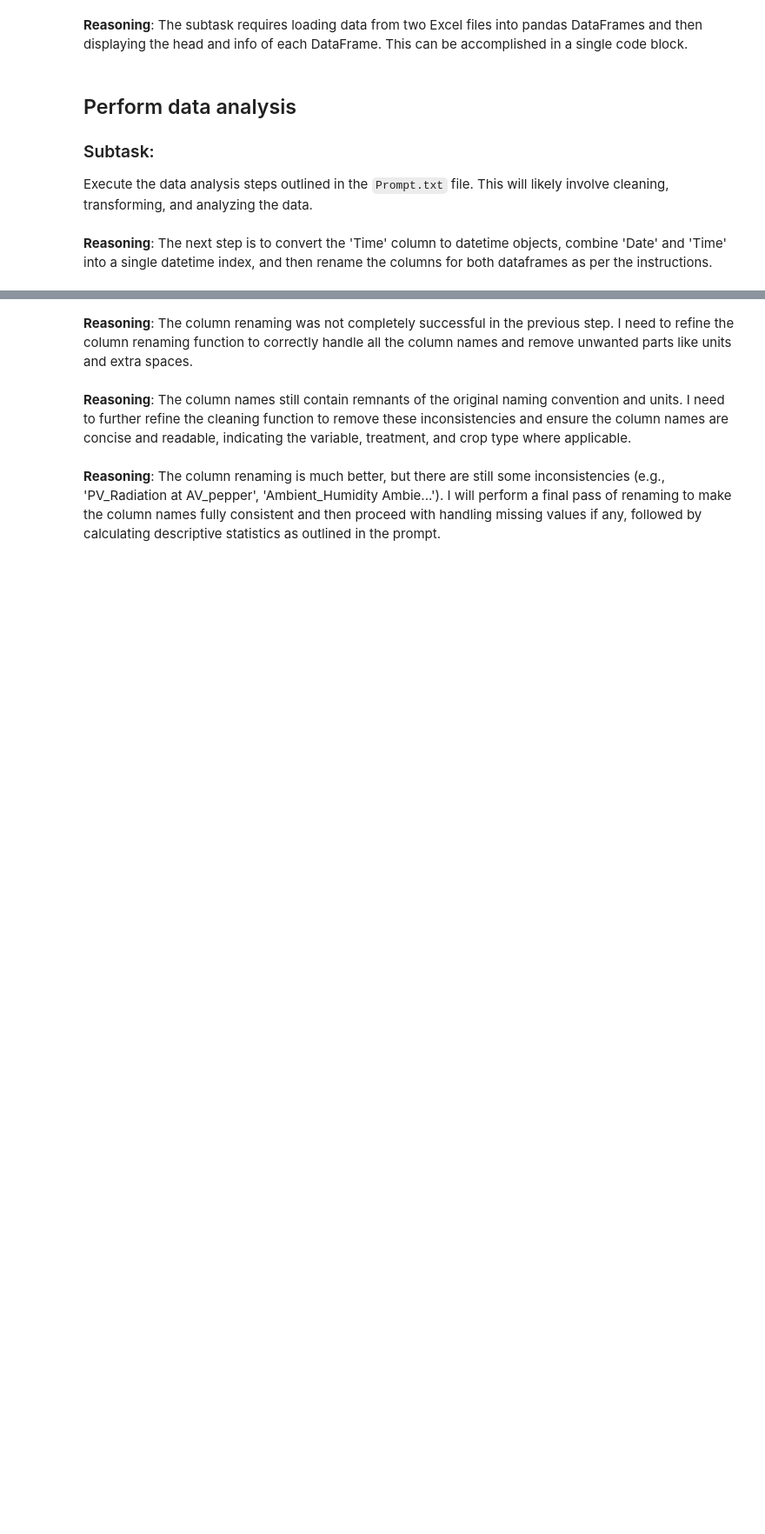
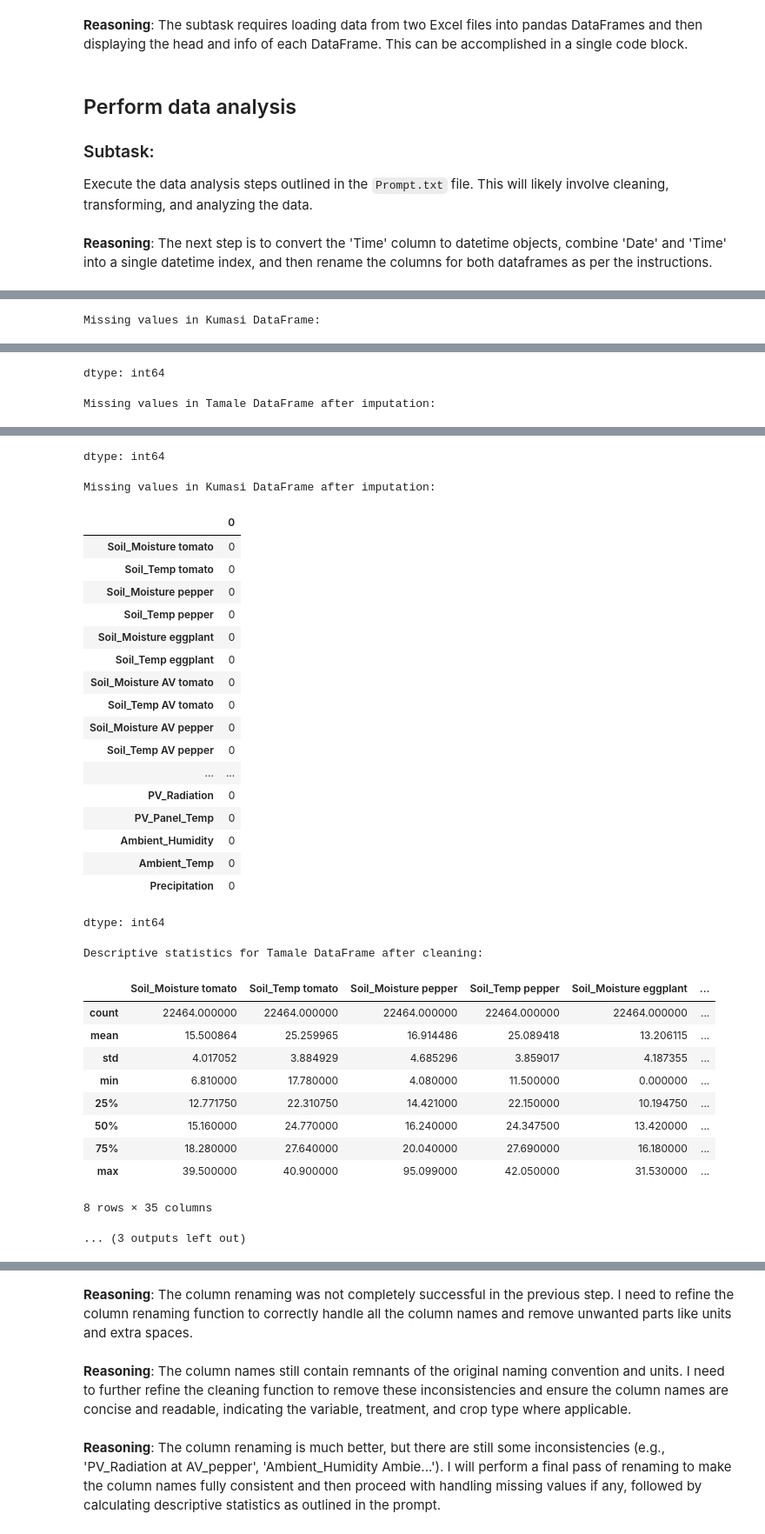
Before and after one commit to Richkul/APV-WEF, a Jupyter notebook: Untitled37.ipynb, the cells around one changed output, grey strips where cells are left out. Shown at 87% size. Saved outputs shown, nothing was run; the diff lists cells and outputs as text; code cells hidden in the pictures; blank space fills up the shorter version.

```diff
--- a/Untitled37.ipynb
+++ b/Untitled37.ipynb
@@ -102,0 +454,41 @@ display(kumasi_df.head())
+# %%
+# Re-check missing values in Kumasi DataFrame
+print("\nMissing values in Kumasi DataFrame:")
+display(kumasi_df.isnull().sum())
+
+# Replace identified outlier values with NaN
+# Tamale outliers
+tamale_df.loc[tamale_df['Soil_Temp tomato'] > 100, 'Soil_Temp tomato'] = pd.NA
+tamale_df.loc[tamale_df['Soil_Moisture pepper'] > 100, 'Soil_Moisture pepper'] = pd.NA
+tamale_df.loc[tamale_df['Soil_Temp eggplant'] > 100, 'Soil_Temp eggplant'] = pd.NA
+tamale_df.loc[tamale_df['Soil_Moisture AV tomato'] > 100, 'Soil_Moisture AV tomato'] = pd.NA
+tamale_df.loc[tamale_df['Soil_Moisture AV eggplant'] > 100, 'Soil_Moisture AV eggplant'] = pd.NA
+tamale_df.loc[tamale_df['Ambient_Humidity'] > 100, 'Ambient_Humidity'] = pd.NA
+tamale_df.loc[tamale_df['Ambient_Temp'] == 0, 'Ambient_Temp'] = pd.NA
+
+# Kumasi outliers
+kumasi_df.loc[kumasi_df['PV_PanelTemp AV_pepper'] < 0, 'PV_PanelTemp AV_pepper'] = pd.NA
+
+# Impute missing values (including the newly created NaNs from outliers) using interpolation
+for col in tamale_df.columns:
+    if tamale_df[col].isnull().any():
+        tamale_df[col] = tamale_df[col].interpolate(method='time', limit_direction='both')
+
+for col in kumasi_df.columns:
+    if kumasi_df[col].isnull().any():
+        kumasi_df[col] = kumasi_df[col].interpolate(method='time', limit_direction='both')
+
+
+# Verify that all missing values are handled after imputation
+print("\nMissing values in Tamale DataFrame after imputation:")
+display(tamale_df.isnull().sum())
+print("\nMissing values in Kumasi DataFrame after imputation:")
+display(kumasi_df.isnull().sum())
+
+# Re-run descriptive statistics to see the effect of outlier removal and imputation
+print("\nDescriptive statistics for Tamale DataFrame after cleaning:")
+display(tamale_df.describe())
+print("\nDescriptive statistics for Kumasi DataFrame after cleaning:")
+display(kumasi_df.describe())
+# %% [output]
+Missing values in Kumasi DataFrame:
@@ -102,0 +512,2 @@ display(kumasi_df.head())
+dtype: int64
+Missing values in Tamale DataFrame after imputation:
@@ -102,0 +531,32 @@ display(kumasi_df.head())
+dtype: int64
+Missing values in Kumasi DataFrame after imputation:
+|  | 0 |
+| Soil_Moisture tomato | 0 |
+| Soil_Temp tomato | 0 |
+| Soil_Moisture pepper | 0 |
+| Soil_Temp pepper | 0 |
+| Soil_Moisture eggplant | 0 |
+| Soil_Temp eggplant | 0 |
+| Soil_Moisture AV tomato | 0 |
+| Soil_Temp AV tomato | 0 |
+| Soil_Moisture AV pepper | 0 |
+| Soil_Temp AV pepper | 0 |
+| ... | ... |
+| PV_Radiation | 0 |
+| PV_Panel_Temp | 0 |
+| Ambient_Humidity | 0 |
+| Ambient_Temp | 0 |
+| Precipitation | 0 |
+dtype: int64
+Descriptive statistics for Tamale DataFrame after cleaning:
+|  | Soil_Moisture tomato | Soil_Temp tomato | Soil_Moisture pepper | Soil_Temp pepper | Soil_Moisture eggplant | ... |
+| count | 22464.000000 | 22464.000000 | 22464.000000 | 22464.000000 | 22464.000000 | ... |
+| mean | 15.500864 | 25.259965 | 16.914486 | 25.089418 | 13.206115 | ... |
+| std | 4.017052 | 3.884929 | 4.685296 | 3.859017 | 4.187355 | ... |
+| min | 6.810000 | 17.780000 | 4.080000 | 11.500000 | 0.000000 | ... |
+| 25% | 12.771750 | 22.310750 | 14.421000 | 22.150000 | 10.194750 | ... |
+| 50% | 15.160000 | 24.770000 | 16.240000 | 24.347500 | 13.420000 | ... |
+| 75% | 18.280000 | 27.640000 | 20.040000 | 27.690000 | 16.180000 | ... |
+| max | 39.500000 | 40.900000 | 95.099000 | 42.050000 | 31.530000 | ... |
+8 rows × 35 columns
+... (3 outputs left out)
```
Also changed, not shown: parts of 29 cells of this notebook.
